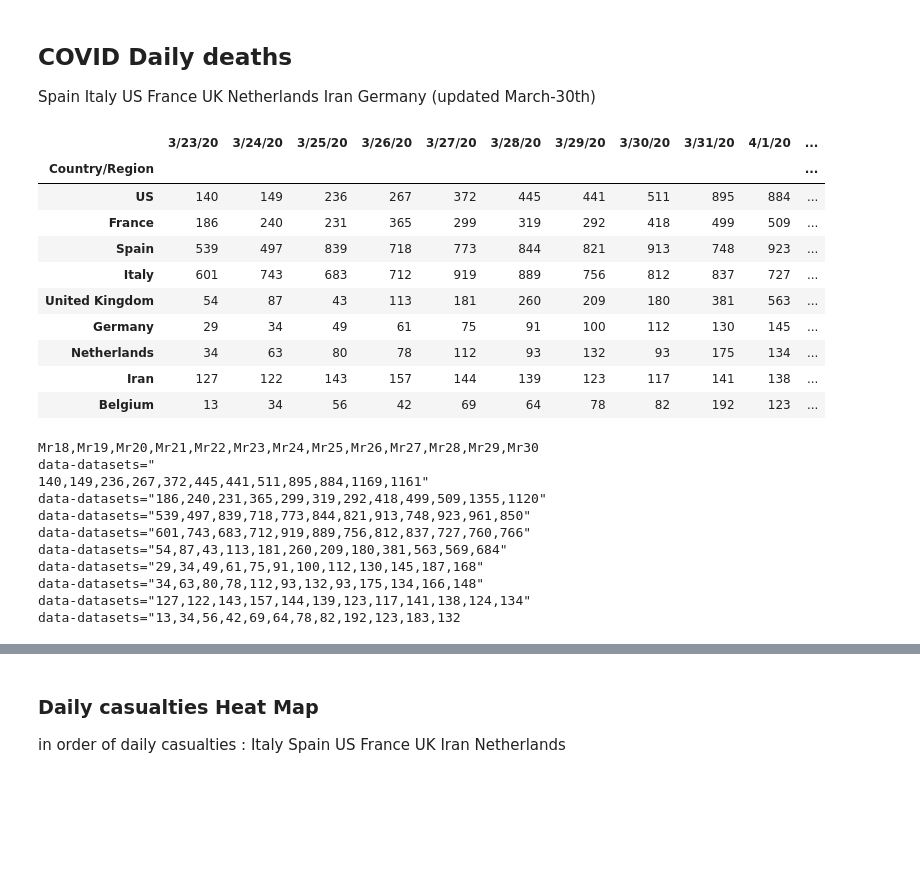
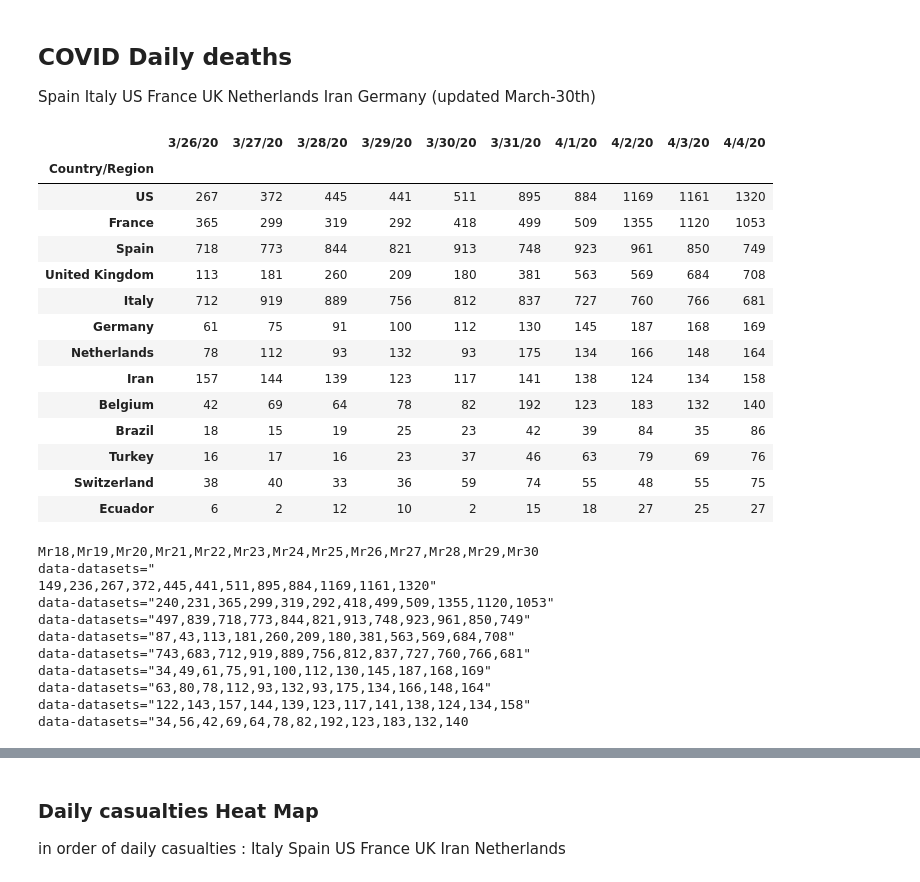
Before and after one commit to infchg/COVID-19, a Jupyter notebook: JH-calculate-daily.ipynb, the cells around one changed output, grey strips where cells are left out. Drawn from its saved outputs; the diff is of its cells as text; code cells hidden in the pictures; blank space fills up the shorter version.

```diff
--- a/JH-calculate-daily.ipynb
+++ b/JH-calculate-daily.ipynb
@@ -81,35 +80,39 @@ for i in range(1,13):
 Spain Italy US France UK Netherlands Iran Germany (updated March-30th)
 # %%
 df0.pop( df0.columns[0] )   # 0
-df9=df0.sort_values(by=[df.columns[-1]],ascending=False).head(9)
+df9=df0.sort_values(by=[df.columns[-1]],ascending=False).head(13)
 display(df9)
 # %% [output]
-|  | 3/23/20 | 3/24/20 | 3/25/20 | 3/26/20 | 3/27/20 | 3/28/20 | 3/29/20 | 3/30/20 | 3/31/20 | 4/1/20 | ... |
-| Country/Region |  |  |  |  |  |  |  |  |  |  | ... |
-| US | 140 | 149 | 236 | 267 | 372 | 445 | 441 | 511 | 895 | 884 | ... |
-| France | 186 | 240 | 231 | 365 | 299 | 319 | 292 | 418 | 499 | 509 | ... |
-| Spain | 539 | 497 | 839 | 718 | 773 | 844 | 821 | 913 | 748 | 923 | ... |
-| Italy | 601 | 743 | 683 | 712 | 919 | 889 | 756 | 812 | 837 | 727 | ... |
-| United Kingdom | 54 | 87 | 43 | 113 | 181 | 260 | 209 | 180 | 381 | 563 | ... |
-| Germany | 29 | 34 | 49 | 61 | 75 | 91 | 100 | 112 | 130 | 145 | ... |
-| Netherlands | 34 | 63 | 80 | 78 | 112 | 93 | 132 | 93 | 175 | 134 | ... |
-| Iran | 127 | 122 | 143 | 157 | 144 | 139 | 123 | 117 | 141 | 138 | ... |
-| Belgium | 13 | 34 | 56 | 42 | 69 | 64 | 78 | 82 | 192 | 123 | ... |
+|  | 3/26/20 | 3/27/20 | 3/28/20 | 3/29/20 | 3/30/20 | 3/31/20 | 4/1/20 | 4/2/20 | 4/3/20 | 4/4/20 |
+| Country/Region |  |  |  |  |  |  |  |  |  |  |
+| US | 267 | 372 | 445 | 441 | 511 | 895 | 884 | 1169 | 1161 | 1320 |
+| France | 365 | 299 | 319 | 292 | 418 | 499 | 509 | 1355 | 1120 | 1053 |
+| Spain | 718 | 773 | 844 | 821 | 913 | 748 | 923 | 961 | 850 | 749 |
+| United Kingdom | 113 | 181 | 260 | 209 | 180 | 381 | 563 | 569 | 684 | 708 |
+| Italy | 712 | 919 | 889 | 756 | 812 | 837 | 727 | 760 | 766 | 681 |
+| Germany | 61 | 75 | 91 | 100 | 112 | 130 | 145 | 187 | 168 | 169 |
+| Netherlands | 78 | 112 | 93 | 132 | 93 | 175 | 134 | 166 | 148 | 164 |
+| Iran | 157 | 144 | 139 | 123 | 117 | 141 | 138 | 124 | 134 | 158 |
+| Belgium | 42 | 69 | 64 | 78 | 82 | 192 | 123 | 183 | 132 | 140 |
+| Brazil | 18 | 15 | 19 | 25 | 23 | 42 | 39 | 84 | 35 | 86 |
+| Turkey | 16 | 17 | 16 | 23 | 37 | 46 | 63 | 79 | 69 | 76 |
+| Switzerland | 38 | 40 | 33 | 36 | 59 | 74 | 55 | 48 | 55 | 75 |
+| Ecuador | 6 | 2 | 12 | 10 | 2 | 15 | 18 | 27 | 25 | 27 |
 # %%
 print(','.join('Mr%.0f' %x for x in range(18,30+1))  ,'\ndata-datasets="')
 print('"\ndata-datasets="'.join(','.join('%.0f' %x for x in y) for y in df9.values) )
 # %% [output]
 Mr18,Mr19,Mr20,Mr21,Mr22,Mr23,Mr24,Mr25,Mr26,Mr27,Mr28,Mr29,Mr30
 data-datasets="
-140,149,236,267,372,445,441,511,895,884,1169,1161"
-data-datasets="186,240,231,365,299,319,292,418,499,509,1355,1120"
-data-datasets="539,497,839,718,773,844,821,913,748,923,961,850"
-data-datasets="601,743,683,712,919,889,756,812,837,727,760,766"
-data-datasets="54,87,43,113,181,260,209,180,381,563,569,684"
-data-datasets="29,34,49,61,75,91,100,112,130,145,187,168"
-data-datasets="34,63,80,78,112,93,132,93,175,134,166,148"
-data-datasets="127,122,143,157,144,139,123,117,141,138,124,134"
-data-datasets="13,34,56,42,69,64,78,82,192,123,183,132
+149,236,267,372,445,441,511,895,884,1169,1161,1320"
+data-datasets="240,231,365,299,319,292,418,499,509,1355,1120,1053"
+data-datasets="497,839,718,773,844,821,913,748,923,961,850,749"
+data-datasets="87,43,113,181,260,209,180,381,563,569,684,708"
+data-datasets="743,683,712,919,889,756,812,837,727,760,766,681"
+data-datasets="34,49,61,75,91,100,112,130,145,187,168,169"
+data-datasets="63,80,78,112,93,132,93,175,134,166,148,164"
+data-datasets="122,143,157,144,139,123,117,141,138,124,134,158"
+data-datasets="34,56,42,69,64,78,82,192,123,183,132,140
 # %%
 dxy=df0.transpose()
 display(dxy) #pivot('Country/Region')
```
Also changed, not shown: parts of 8 cells of this notebook.
